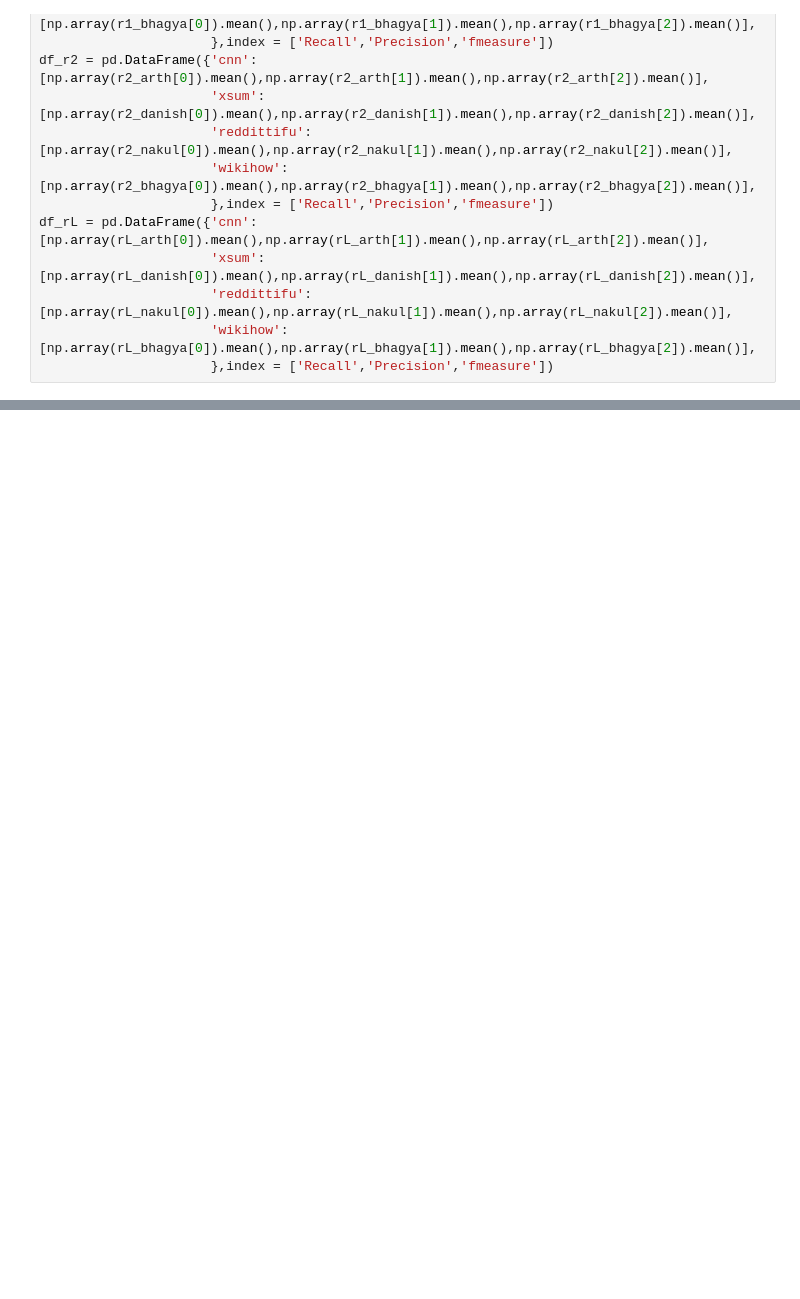
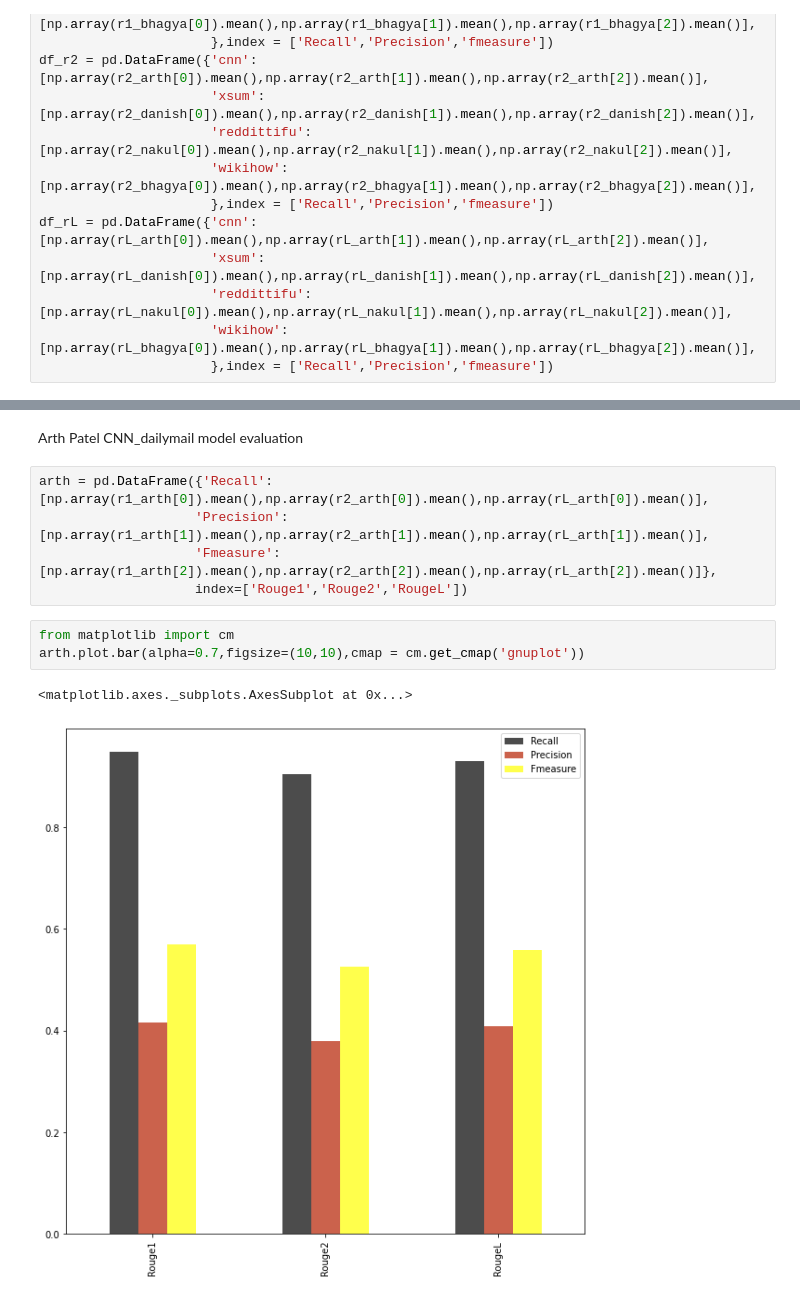
Before and after one commit to patelarth/pegasus-onnews-ads, a Jupyter notebook: Result_overall.ipynb, the cells around one changed output, grey strips where cells are left out. Cells and saved outputs as stored; diff of their text form; blank space fills up the shorter version.

```diff
--- a/Result_overall.ipynb
+++ b/Result_overall.ipynb
@@ -188,0 +203,13 @@ df_rL.plot.bar(rot=0,figsize=(6,5),title = 'ROUGE-L score')
+# %% [markdown]
+Arth Patel CNN_dailymail model evaluation
+# %%
+arth = pd.DataFrame({'Recall':[np.array(r1_arth[0]).mean(),np.array(r2_arth[0]).mean(),np.array(rL_arth[0]).mean()],
+                    'Precision':[np.array(r1_arth[1]).mean(),np.array(r2_arth[1]).mean(),np.array(rL_arth[1]).mean()],
+                    'Fmeasure':[np.array(r1_arth[2]).mean(),np.array(r2_arth[2]).mean(),np.array(rL_arth[2]).mean()]},
+                    index=['Rouge1','Rouge2','RougeL'])
+# %%
+from matplotlib import cm
+arth.plot.bar(alpha=0.7,figsize=(10,10),cmap = cm.get_cmap('gnuplot'))
+# %% [output]
+<matplotlib.axes._subplots.AxesSubplot at 0x...>
+[figure, added]
```
Also changed, not shown: parts of 7 cells of this notebook.
